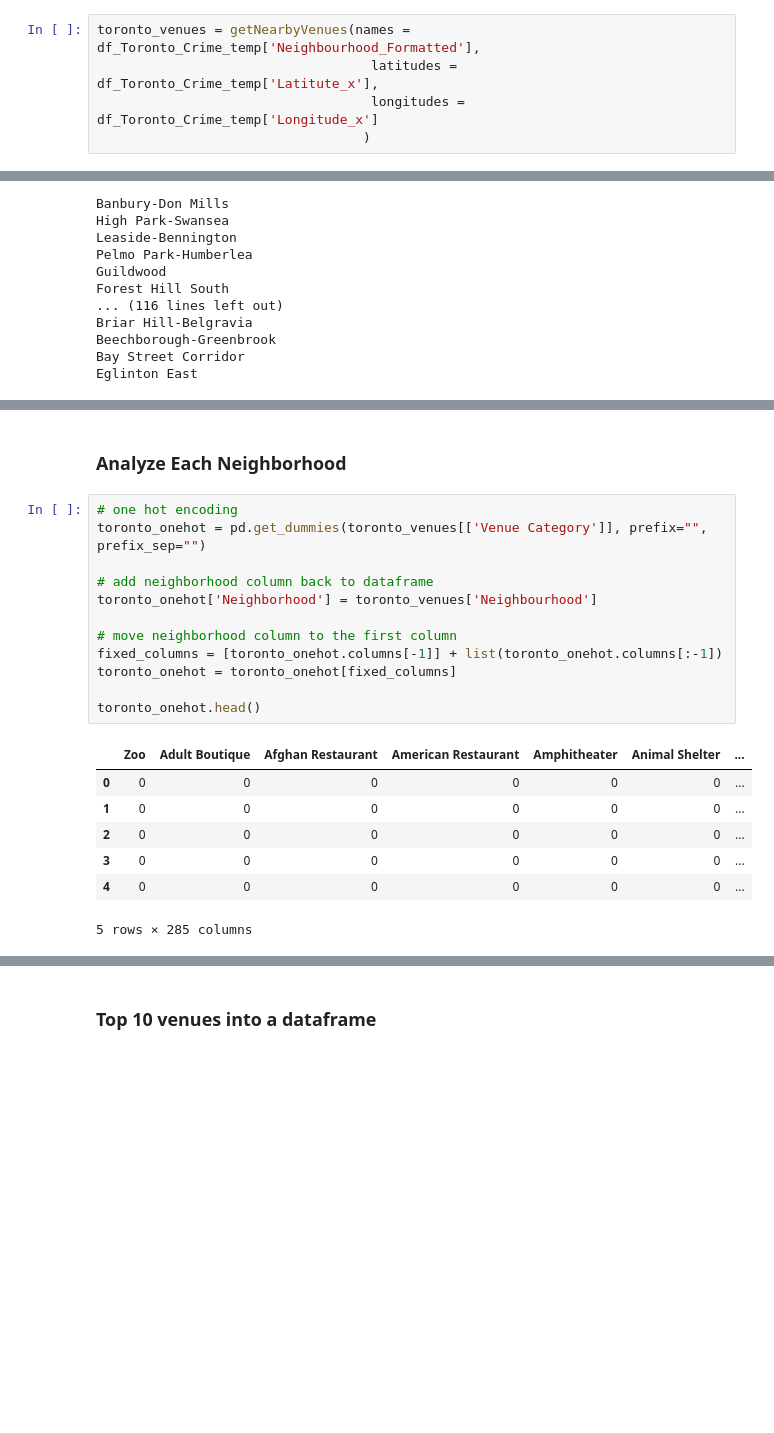
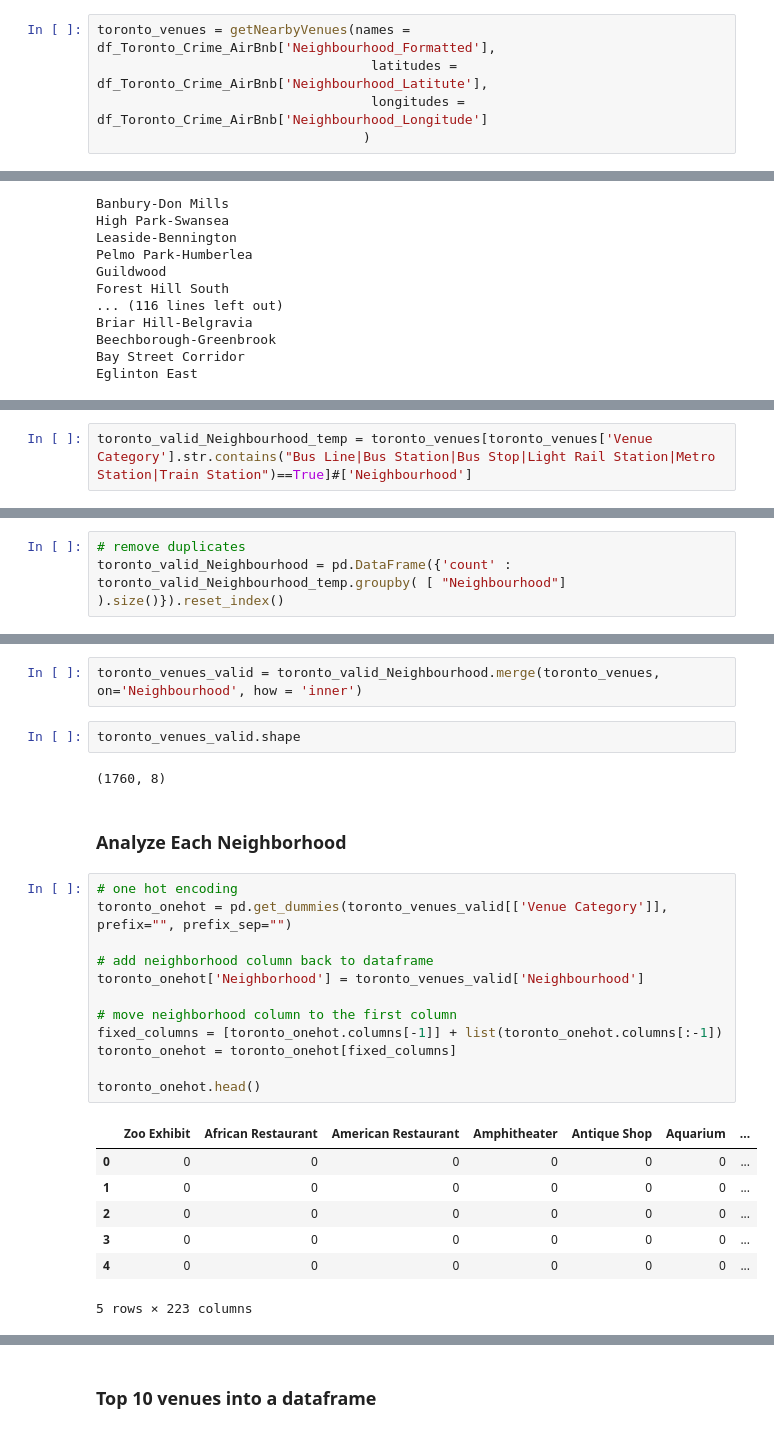
Before and after one commit to ldiazm/coursera-applied-data-science-capstone, a Jupyter notebook: The Battle of Neighborhoods (Week 2).ipynb, the cells around one changed output, grey strips where cells are left out. Drawn from its saved outputs; the diff is of its cells as text; blank space fills up the shorter version.

```diff
--- a/The Battle of Neighborhoods (Week 2).ipynb
+++ b/The Battle of Neighborhoods (Week 2).ipynb
@@ -512,7 +536,7 @@ def getNearbyVenues(names, latitudes, longitudes, radius=500):
 # %%
-toronto_venues = getNearbyVenues(names = df_Toronto_Crime_temp['Neighbourhood_Formatted'],
-                                   latitudes = df_Toronto_Crime_temp['Latitute_x'],
-                                   longitudes = df_Toronto_Crime_temp['Longitude_x']
+toronto_venues = getNearbyVenues(names = df_Toronto_Crime_AirBnb['Neighbourhood_Formatted'],
+                                   latitudes = df_Toronto_Crime_AirBnb['Neighbourhood_Latitute'],
+                                   longitudes = df_Toronto_Crime_AirBnb['Neighbourhood_Longitude']
                                   )
 # %% [output]
 Mount Pleasant East
@@ -547,0 +587,2 @@ toronto_venues.head()
+# %%
+toronto_valid_Neighbourhood_temp = toronto_venues[toronto_venues['Venue Category'].str.contains("Bus Line|Bus Station|Bus Stop|Light Rail Station|Metro Station|Train Station")==True]#['Neighbourhood']
@@ -547,0 +598,3 @@ toronto_venues.head()
+# %%
+# remove duplicates
+toronto_valid_Neighbourhood = pd.DataFrame({'count' : toronto_valid_Neighbourhood_temp.groupby( [ "Neighbourhood"] ).size()}).reset_index()
@@ -548,25 +623,31 @@ toronto_venues.head()
+# %%
+toronto_venues_valid = toronto_valid_Neighbourhood.merge(toronto_venues, on='Neighbourhood', how = 'inner')
+# %%
+toronto_venues_valid.shape
+# %% [output]
+(1760, 8)
 # %% [markdown]
 ### Analyze Each Neighborhood
 # %%
 # one hot encoding
-toronto_onehot = pd.get_dummies(toronto_venues[['Venue Category']], prefix="", prefix_sep="")
+toronto_onehot = pd.get_dummies(toronto_venues_valid[['Venue Category']], prefix="", prefix_sep="")
 
 # add neighborhood column back to dataframe
-toronto_onehot['Neighborhood'] = toronto_venues['Neighbourhood']
+toronto_onehot['Neighborhood'] = toronto_venues_valid['Neighbourhood']
 
 # move neighborhood column to the first column
 fixed_columns = [toronto_onehot.columns[-1]] + list(toronto_onehot.columns[:-1])
 toronto_onehot = toronto_onehot[fixed_columns]
 
 toronto_onehot.head()
 # %% [output]
-|  | Zoo | Adult Boutique | Afghan Restaurant | American Restaurant | Amphitheater | Animal Shelter | ... |
+|  | Zoo Exhibit | African Restaurant | American Restaurant | Amphitheater | Antique Shop | Aquarium | ... |
 | 0 | 0 | 0 | 0 | 0 | 0 | 0 | ... |
 | 1 | 0 | 0 | 0 | 0 | 0 | 0 | ... |
 | 2 | 0 | 0 | 0 | 0 | 0 | 0 | ... |
 | 3 | 0 | 0 | 0 | 0 | 0 | 0 | ... |
 | 4 | 0 | 0 | 0 | 0 | 0 | 0 | ... |
-5 rows × 285 columns
+5 rows × 223 columns
 # %%
 toronto_grouped = toronto_onehot.groupby('Neighborhood').mean().reset_index()
 toronto_grouped.head()
```
Also changed, not shown: parts of 50 cells of this notebook.
